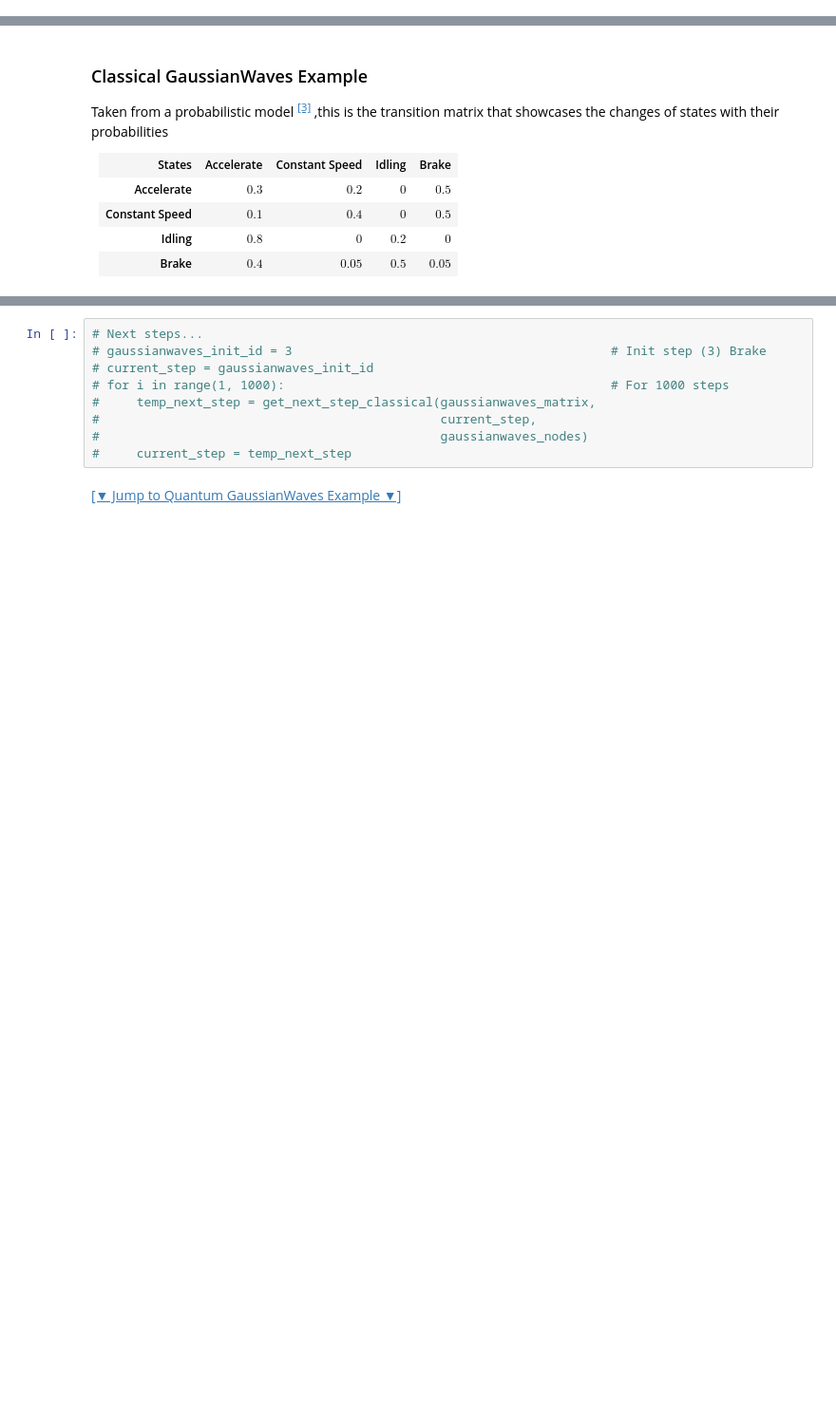
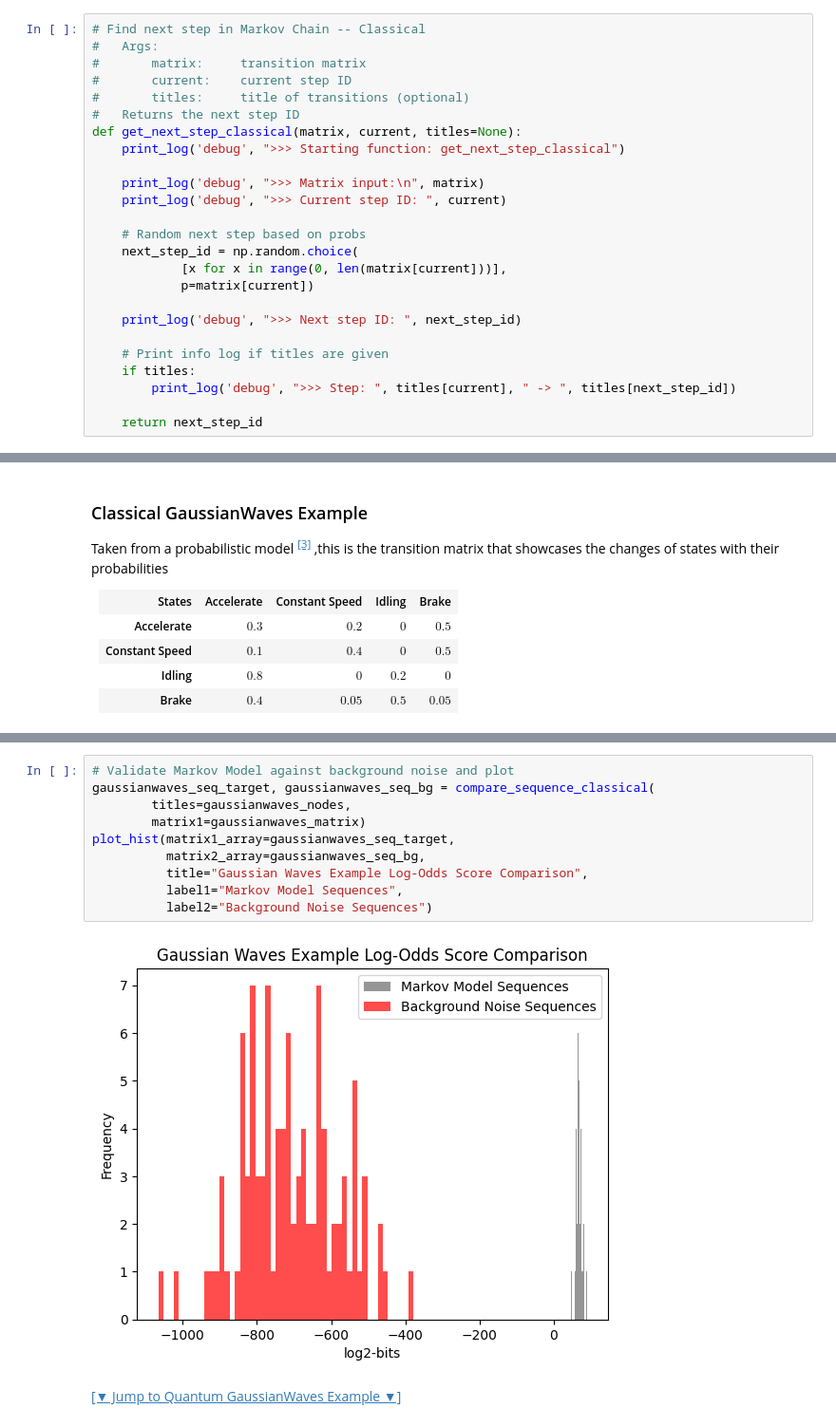
Before and after one commit to eefstath/qmm, a Jupyter notebook: compute_unitary.ipynb, the cells around one changed output, grey strips where cells are left out. Shown at 95% size. Cells and saved outputs as stored; diff of their text form; blank space fills up the shorter version.

```diff
--- a/compute_unitary.ipynb
+++ b/compute_unitary.ipynb
@@ -445,0 +481,25 @@ def get_next_step_classical(matrix, current, titles=None):
+# %%
+# Find next step in Markov Chain -- Classical
+#   Args:
+#       matrix:     transition matrix
+#       current:    current step ID
+#       titles:     title of transitions (optional)
+#   Returns the next step ID
+def get_next_step_classical(matrix, current, titles=None):
+    print_log('debug', ">>> Starting function: get_next_step_classical")
+
+    print_log('debug', ">>> Matrix input:\n", matrix)
+    print_log('debug', ">>> Current step ID: ", current)
+
+    # Random next step based on probs
+    next_step_id = np.random.choice(
+            [x for x in range(0, len(matrix[current]))],
+            p=matrix[current])
+
+    print_log('debug', ">>> Next step ID: ", next_step_id)
+
+    # Print info log if titles are given
+    if titles:
+        print_log('debug', ">>> Step: ", titles[current], " -> ", titles[next_step_id])
+
+    return next_step_id
@@ -664,12 +753,15 @@ plot_graph(gaussianwaves_nodes, gaussianwaves_edges, 'GaussianWaves Transition G
 # %%
-# Next steps...
-# gaussianwaves_init_id = 3                                           # Init step (3) Brake
-# current_step = gaussianwaves_init_id
-# for i in range(1, 1000):                                            # For 1000 steps
-#     temp_next_step = get_next_step_classical(gaussianwaves_matrix,
-#                                              current_step,
-#                                              gaussianwaves_nodes)
-#     current_step = temp_next_step
+# Validate Markov Model against background noise and plot
+gaussianwaves_seq_target, gaussianwaves_seq_bg = compare_sequence_classical(
+        titles=gaussianwaves_nodes,
+        matrix1=gaussianwaves_matrix)
+plot_hist(matrix1_array=gaussianwaves_seq_target,
+          matrix2_array=gaussianwaves_seq_bg,
+          title="Gaussian Waves Example Log-Odds Score Comparison",
+          label1="Markov Model Sequences",
+          label2="Background Noise Sequences")
+# %% [output]
+[figure, added]
 # %% [markdown]
 <a href="#quantum-gaussianwaves-example-subtitle-anchor">[▼ Jump to Quantum GaussianWaves Example ▼]</a>
 # %% [markdown]
```
Also changed, not shown: parts of 20 cells of this notebook, 1 other file.
